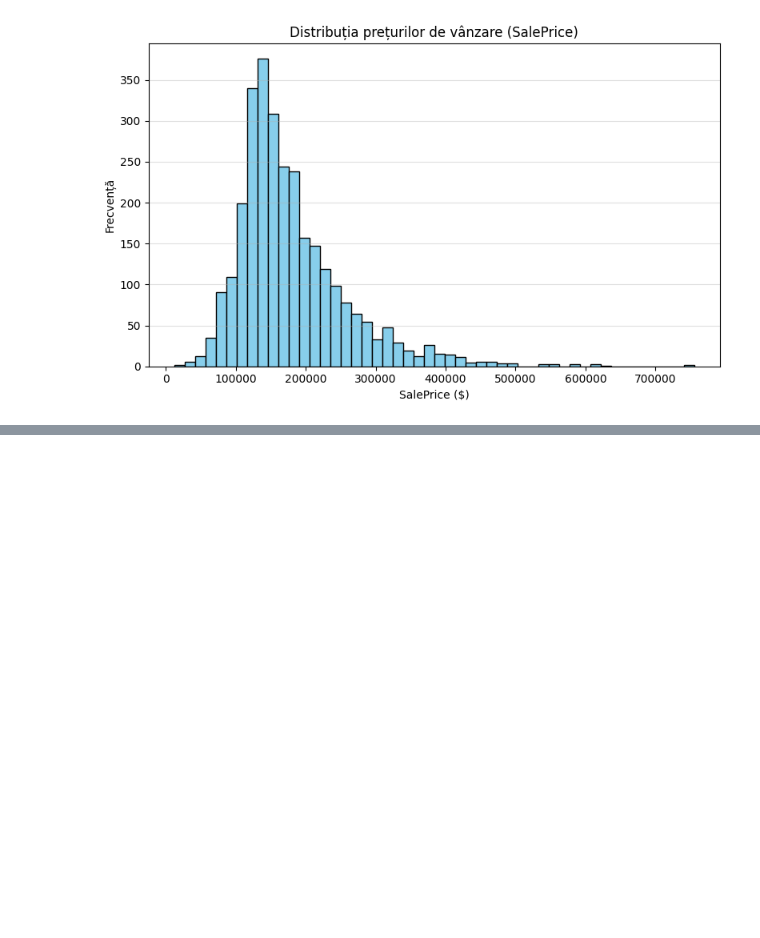
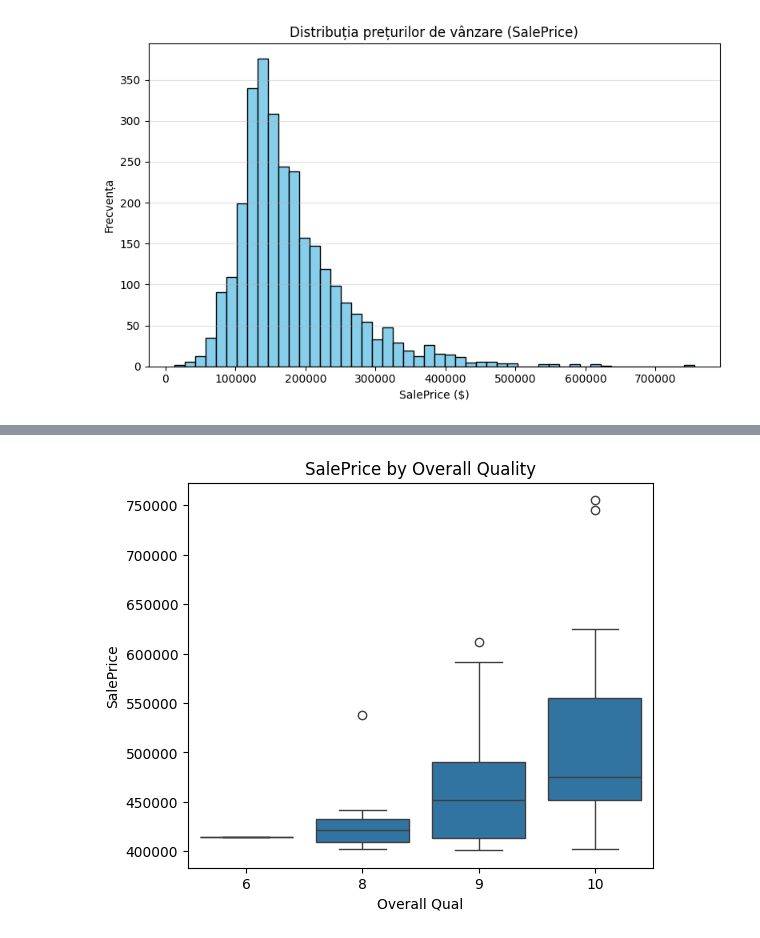
Before and after one commit to MalinaDumitrescu/ML_Projects, a Jupyter notebook: Lab1_ML/data_analysis_final.ipynb, the cells around one changed output, grey strips where cells are left out. Saved outputs shown, nothing was run; the diff lists cells and outputs as text; code cells hidden in the pictures; blank space fills up the shorter version.

```diff
--- a/Lab1_ML/data_analysis_final.ipynb
+++ b/Lab1_ML/data_analysis_final.ipynb
@@ -611,0 +655,7 @@ plt.show()
+# %%
+plt.figure(figsize=(6,5))
+sns.boxplot(x='Overall Qual', y='SalePrice', data=df_filtered)
+plt.title("SalePrice by Overall Quality")
+plt.show()
+# %% [output]
+[figure, added]
```
Also changed, not shown: parts of 33 cells of this notebook.
